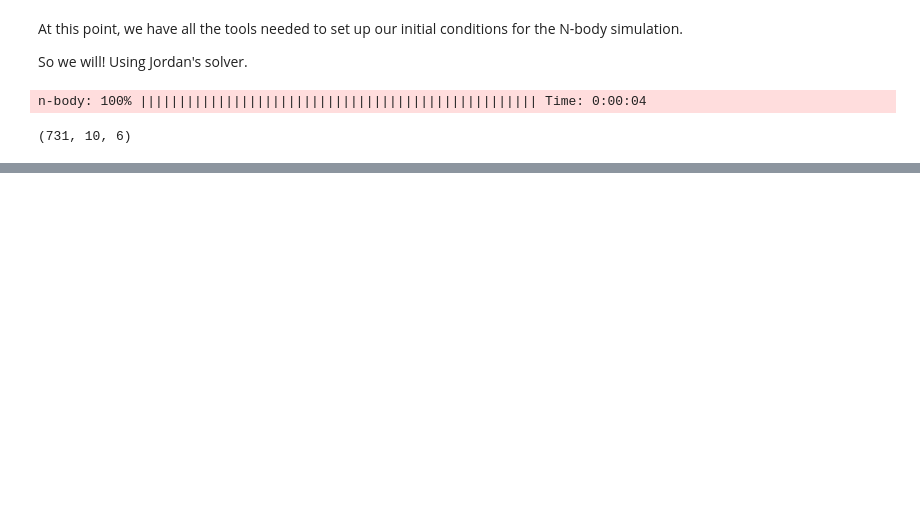
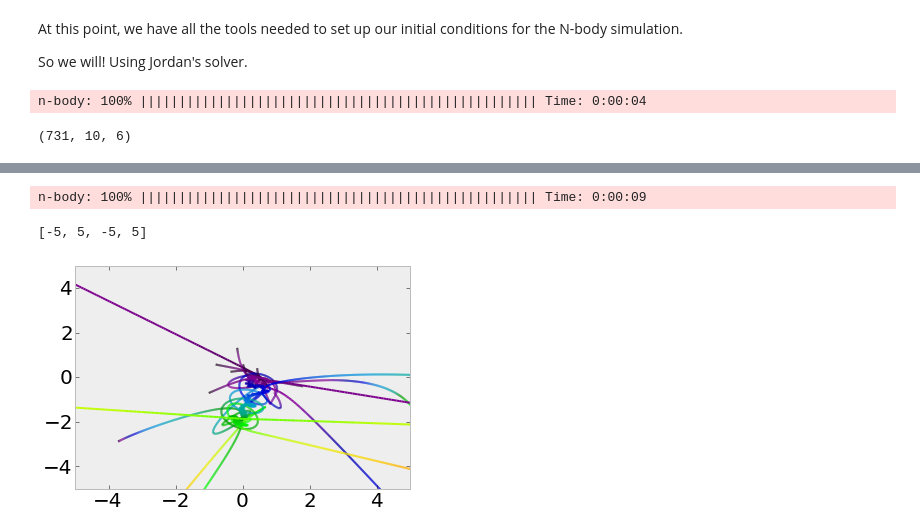
Before and after one commit to hongliliu/astr2600_notebooks, a Jupyter notebook: SamplingFromDistributions.ipynb, the cells around one changed output, grey strips where cells are left out. Drawn from its saved outputs; the diff is of its cells as text; code cells hidden in the pictures; blank space fills up the shorter version.

```diff
--- a/SamplingFromDistributions.ipynb
+++ b/SamplingFromDistributions.ipynb
@@ -502,0 +503,6 @@ axis([-zoomscale,zoomscale]*2)
+# %%
+G(5*365*86400,86400)
+# %% [output]
+n-body: 100% ||||||||||||||||||||||||||||||||||||||||||||||||||| Time: 0:00:09
+[-5, 5, -5, 5]
+[figure, added]
```
Also changed, not shown: parts of 15 cells of this notebook.
